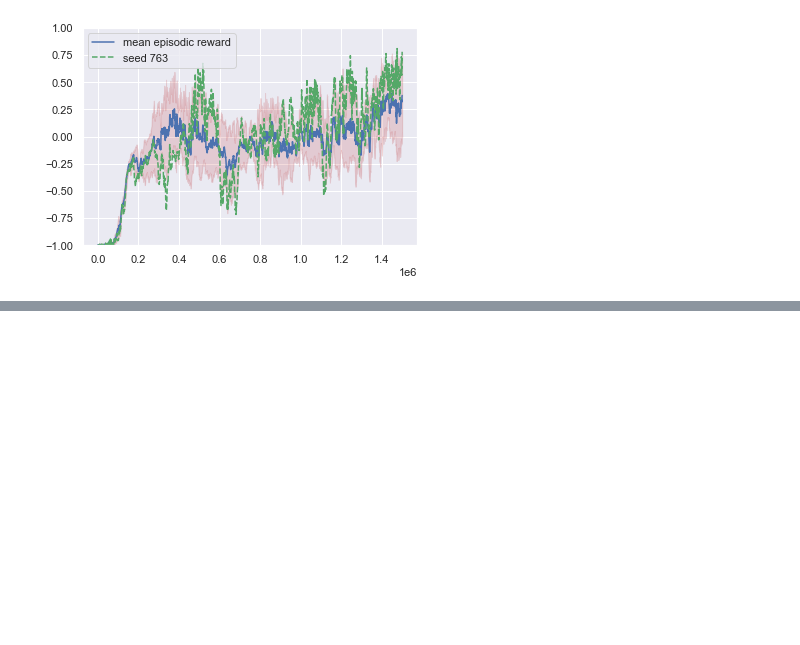
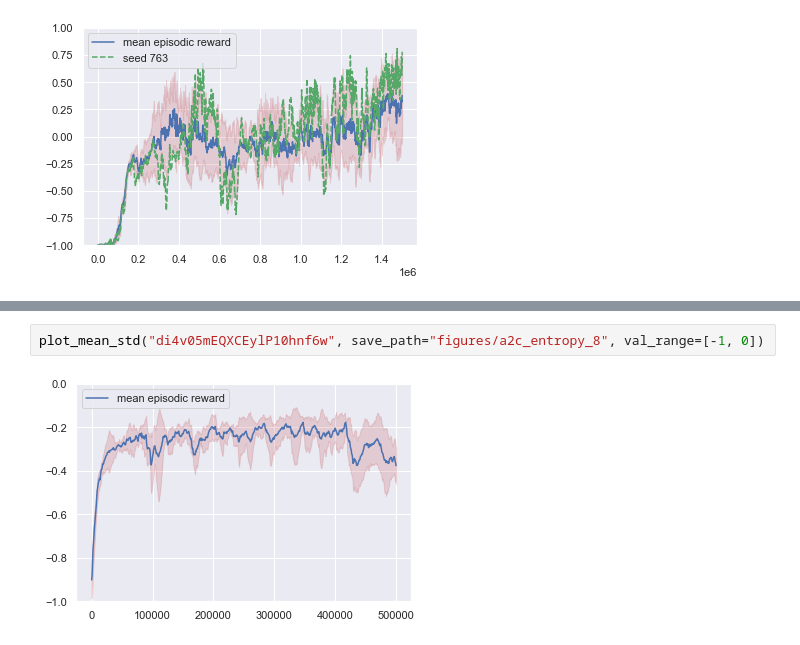
Before and after one commit to tilidev/BA_DRL_Gridworlds, a Jupyter notebook: thesis_plots.ipynb, the cells around one changed output, grey strips where cells are left out. Cells and saved outputs as stored; diff of their text form; blank space fills up the shorter version.

```diff
--- a/thesis_plots.ipynb
+++ b/thesis_plots.ipynb
@@ -133,0 +138,4 @@ plot_mean_std("mGquneJiQbmjZFxsy1zK0g", add_best=True, save_path="figures/dqn_lo
+# %%
+plot_mean_std("di4v05mEQXCEylP10hnf6w", save_path="figures/a2c_entropy_8", val_range=[-1, 0])
+# %% [output]
+[figure, added]
```
Also changed, not shown: parts of 1 cell of this notebook, 1 other file.
